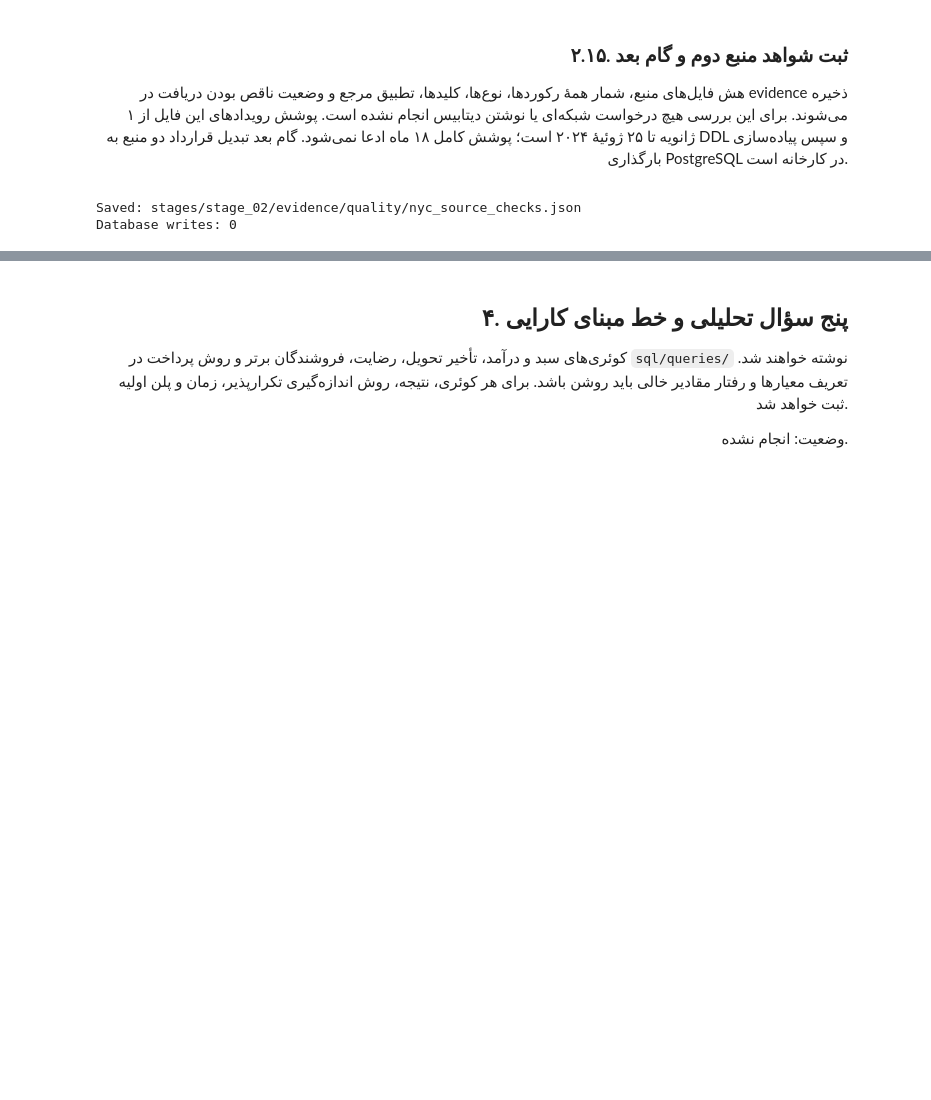
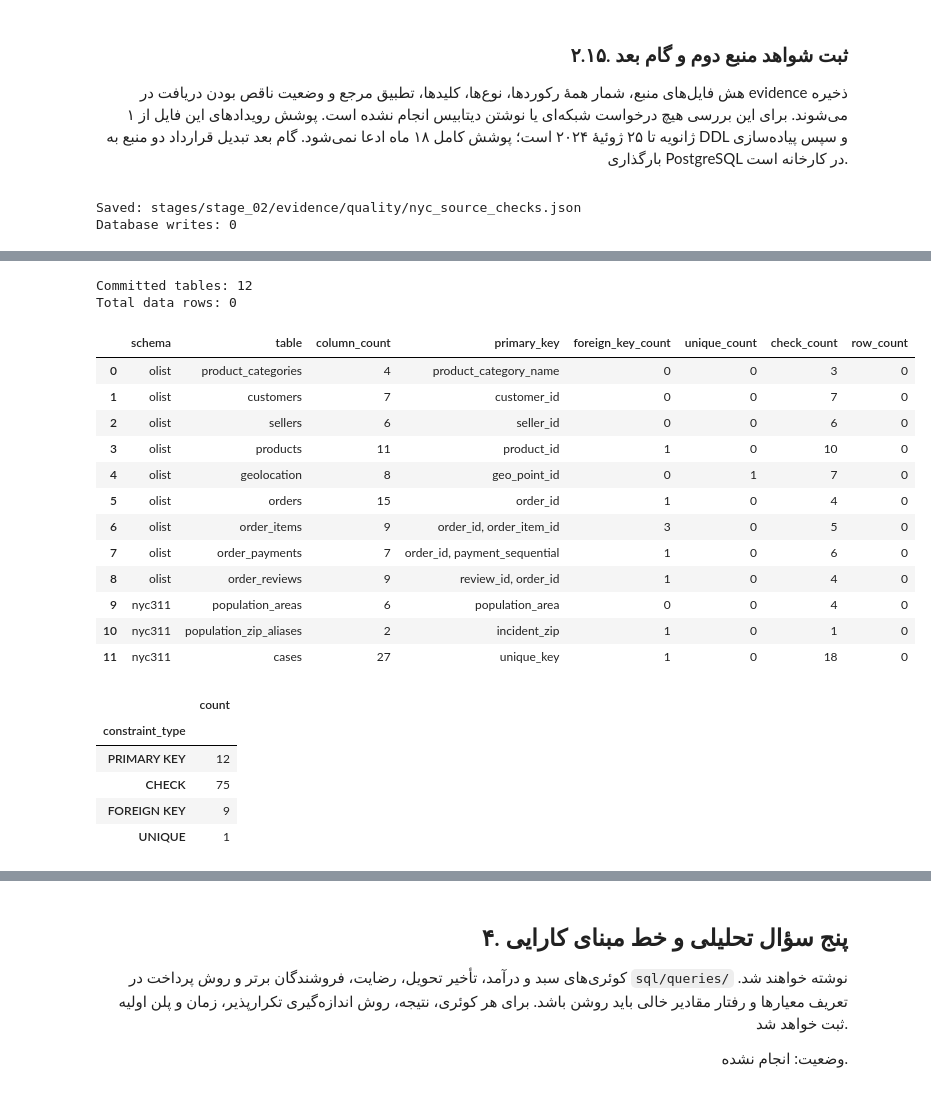
Before and after one commit to Ehsan-soveyzi/data_factory, a Jupyter notebook: stages/stage_02/solution.ipynb, the cells around one changed output, grey strips where cells are left out. Drawn from its saved outputs; the diff is of its cells as text; code cells hidden in the pictures; blank space fills up the shorter version.

Commit message:
sqlalchemy local db conncetion added with adding ddl execution.

```diff
--- a/stages/stage_02/solution.ipynb
+++ b/stages/stage_02/solution.ipynb
@@ -811,0 +867,21 @@ Database writes: 0
+# %%
+import hashlib
+import json
+import pandas as pd
+from data_factory.database.ddl import run_initial_ddl, inspect_initial_schema
+
+ddl_report = run_initial_ddl(engine, PROJECT_ROOT / "sql/ddl")
+ddl_report["implementation"] = {
+    "file": "src/data_factory/database/ddl.py",
+    "sha256": hashlib.sha256((PROJECT_ROOT / "src/data_factory/database/ddl.py").read_bytes()).hexdigest(),
+}
+ddl_evidence_path = PROJECT_ROOT / "stages/stage_02/evidence/quality/ddl_execution.json"
+ddl_evidence_path.parent.mkdir(parents=True, exist_ok=True)
+ddl_evidence_path.write_text(
+    json.dumps(ddl_report, ensure_ascii=False, indent=2, allow_nan=False) + "\n", encoding="utf-8"
+)
+print("DDL status:", ddl_report["status"])
+print("Database:", ddl_report["identity"]["database_name"])
+print("Transaction committed:", ddl_report["transaction_committed"])
+print("Evidence:", ddl_evidence_path.relative_to(PROJECT_ROOT).as_posix())
+display(pd.DataFrame(ddl_report["files"])[["file", "executed"]])
@@ -811,0 +903,35 @@ Database writes: 0
+# %%
+committed_schema = inspect_initial_schema(engine)
+ddl_report["post_commit_verified"] = True
+ddl_report["post_commit_table_count"] = committed_schema["table_count"]
+ddl_evidence_path.write_text(
+    json.dumps(ddl_report, ensure_ascii=False, indent=2, allow_nan=False) + "\n", encoding="utf-8"
+)
+print("Committed tables:", committed_schema["table_count"])
+print("Total data rows:", sum(row["row_count"] for row in committed_schema["tables"]))
+table_summary = pd.DataFrame(committed_schema["tables"])
+table_summary["primary_key"] = table_summary["primary_key"].map(", ".join)
+display(table_summary)
+display(pd.DataFrame.from_dict(committed_schema["constraint_counts"], orient="index", columns=["count"]).rename_axis("constraint_type"))
+# %% [output]
+Committed tables: 12
+Total data rows: 0
+|  | schema | table | column_count | primary_key | foreign_key_count | unique_count | check_count | row_count |
+| 0 | olist | product_categories | 4 | product_category_name | 0 | 0 | 3 | 0 |
+| 1 | olist | customers | 7 | customer_id | 0 | 0 | 7 | 0 |
+| 2 | olist | sellers | 6 | seller_id | 0 | 0 | 6 | 0 |
+| 3 | olist | products | 11 | product_id | 1 | 0 | 10 | 0 |
+| 4 | olist | geolocation | 8 | geo_point_id | 0 | 1 | 7 | 0 |
+| 5 | olist | orders | 15 | order_id | 1 | 0 | 4 | 0 |
+| 6 | olist | order_items | 9 | order_id, order_item_id | 3 | 0 | 5 | 0 |
+| 7 | olist | order_payments | 7 | order_id, payment_sequential | 1 | 0 | 6 | 0 |
+| 8 | olist | order_reviews | 9 | review_id, order_id | 1 | 0 | 4 | 0 |
+| 9 | nyc311 | population_areas | 6 | population_area | 0 | 0 | 4 | 0 |
+| 10 | nyc311 | population_zip_aliases | 2 | incident_zip | 1 | 0 | 1 | 0 |
+| 11 | nyc311 | cases | 27 | unique_key | 1 | 0 | 18 | 0 |
+|  | count |
+| constraint_type |  |
+| PRIMARY KEY | 12 |
+| CHECK | 75 |
+| FOREIGN KEY | 9 |
+| UNIQUE | 1 |
```
Also changed, not shown: parts of 15 cells of this notebook, 21 other files.
